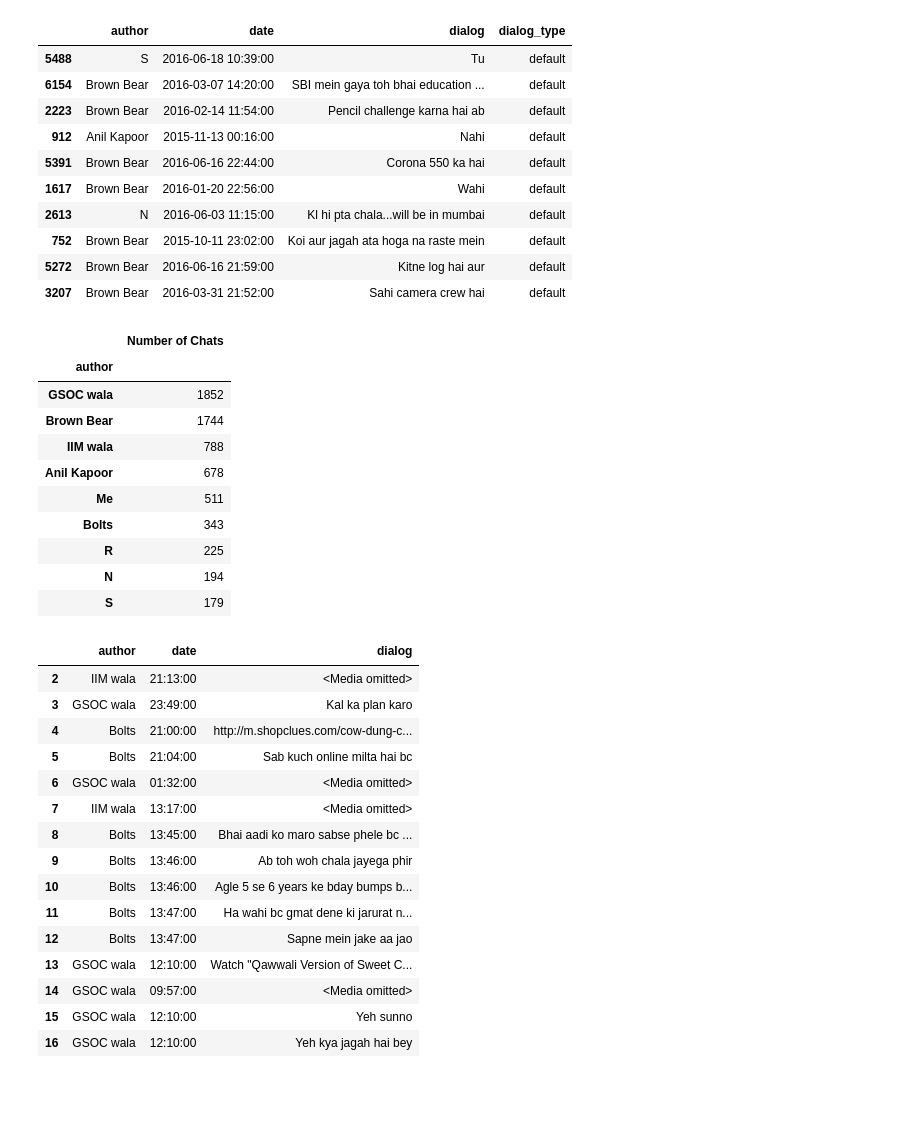
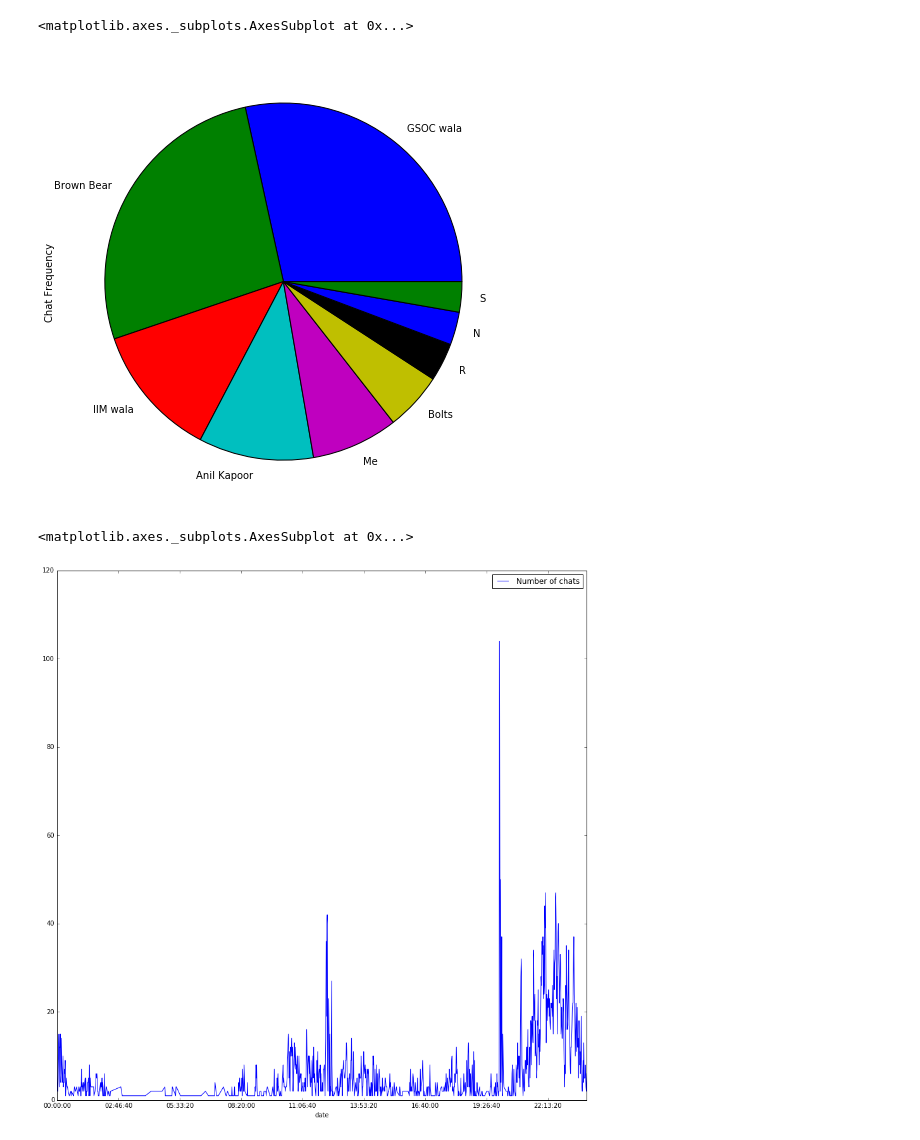
Before and after one commit to gnithin/playground, a Jupyter notebook: python/whatsapp-analysis/Whatsapp Analysis.ipynb, the cells around one changed output. Drawn from its saved outputs; the diff is of its cells as text; code cells hidden in the pictures; blank space fills up the shorter version.

```diff
--- a/python/whatsapp-analysis/Whatsapp Analysis.ipynb
+++ b/python/whatsapp-analysis/Whatsapp Analysis.ipynb
@@ -11,62 +14,32 @@ pd.set_option('display.max_rows', 25)
-# %%
-file_name = "ignore_dir/whatsapp_stats.json"
-all_data_df = pd.read_json(file_name)
-all_data_df.sample(10)
-# %% [output]
-|  | author | date | dialog | dialog_type |
-| 5488 | S | 2016-06-18 10:39:00 | Tu | default |
-| 6154 | Brown Bear | 2016-03-07 14:20:00 | SBI mein gaya toh bhai education ... | default |
-| 2223 | Brown Bear | 2016-02-14 11:54:00 | Pencil challenge karna hai ab | default |
-| 912 | Anil Kapoor | 2015-11-13 00:16:00 | Nahi | default |
-| 5391 | Brown Bear | 2016-06-16 22:44:00 | Corona 550 ka hai | default |
-| 1617 | Brown Bear | 2016-01-20 22:56:00 | Wahi | default |
-| 2613 | N | 2016-06-03 11:15:00 | Kl hi pta chala...will be in mumbai | default |
-| 752 | Brown Bear | 2015-10-11 23:02:00 | Koi aur jagah ata hoga na raste mein | default |
-| 5272 | Brown Bear | 2016-06-16 21:59:00 | Kitne log hai aur | default |
-| 3207 | Brown Bear | 2016-03-31 21:52:00 | Sahi camera crew hai | default |
 # %%
 # Getting only the chat data, not the notif/message etc.
 chat_df = all_data_df[all_data_df['dialog_type'] == 'default']
 del chat_df['dialog_type']
 # %%
 # Find the total number of chats per person
-chat_df.groupby(['author'])[['dialog']] \
+num_chat_df = chat_df.groupby(['author'])[['dialog']] \
     .count() \
     .sort_values('dialog', ascending=False) \
     .rename(columns={'dialog':'Number of Chats'})
+
+pd.Series(
+    num_chat_df['Number of Chats'].tolist(),
+    index=num_chat_df.index.tolist(),
+    name="Chat Frequency"
+).plot.pie(figsize=(8, 8))
 # %% [output]
-|  | Number of Chats |
-| author |  |
-| GSOC wala | 1852 |
-| Brown Bear | 1744 |
-| IIM wala | 788 |
-| Anil Kapoor | 678 |
-| Me | 511 |
-| Bolts | 343 |
-| R | 225 |
-| N | 194 |
-| S | 179 |
+<matplotlib.axes._subplots.AxesSubplot at 0x...>
+[figure, added]
 # %%
 # Plotting the timeline for chats
 from datetime import datetime
-timeline_df = chat_df
+timeline_df = chat_df.copy()
 
 timeline_df['date'] = timeline_df['date'].apply(datetime.time)
-timeline_df.head(15)
+del timeline_df['dialog']
+
+time_range = timeline_df.groupby(['date'])[['date']].count().rename(columns={'date': 'Number of chats'})
+time_range.plot(figsize=(15, 15))
 # %% [output]
-|  | author | date | dialog |
-| 2 | IIM wala | 21:13:00 | <Media omitted> |
-| 3 | GSOC wala | 23:49:00 | Kal ka plan karo |
-| 4 | Bolts | 21:00:00 | http://m.shopclues.com/cow-dung-c... |
-| 5 | Bolts | 21:04:00 | Sab kuch online milta hai bc |
-| 6 | GSOC wala | 01:32:00 | <Media omitted> |
-| 7 | IIM wala | 13:17:00 | <Media omitted> |
-| 8 | Bolts | 13:45:00 | Bhai aadi ko maro sabse phele bc ... |
-| 9 | Bolts | 13:46:00 | Ab toh woh chala jayega phir |
-| 10 | Bolts | 13:46:00 | Agle 5 se 6 years ke bday bumps b... |
-| 11 | Bolts | 13:47:00 | Ha wahi bc gmat dene ki jarurat n... |
-| 12 | Bolts | 13:47:00 | Sapne mein jake aa jao |
-| 13 | GSOC wala | 12:10:00 | Watch "Qawwali Version of Sweet C... |
-| 14 | GSOC wala | 09:57:00 | <Media omitted> |
-| 15 | GSOC wala | 12:10:00 | Yeh sunno |
-| 16 | GSOC wala | 12:10:00 | Yeh kya jagah hai bey |
+<matplotlib.axes._subplots.AxesSubplot at 0x...>
+[figure, added]
```
Also changed, not shown: parts of 6 cells of this notebook.
